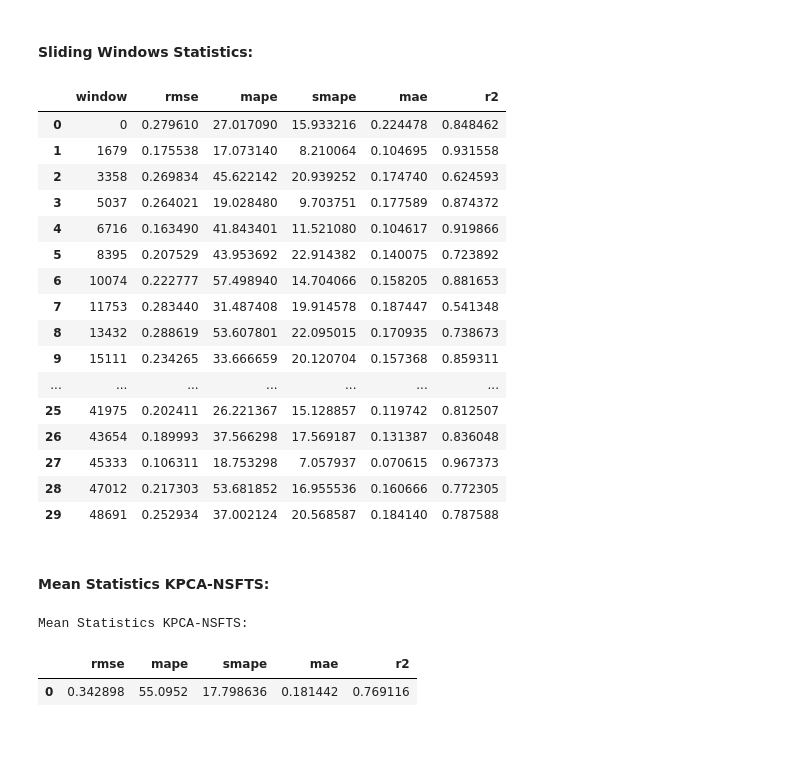
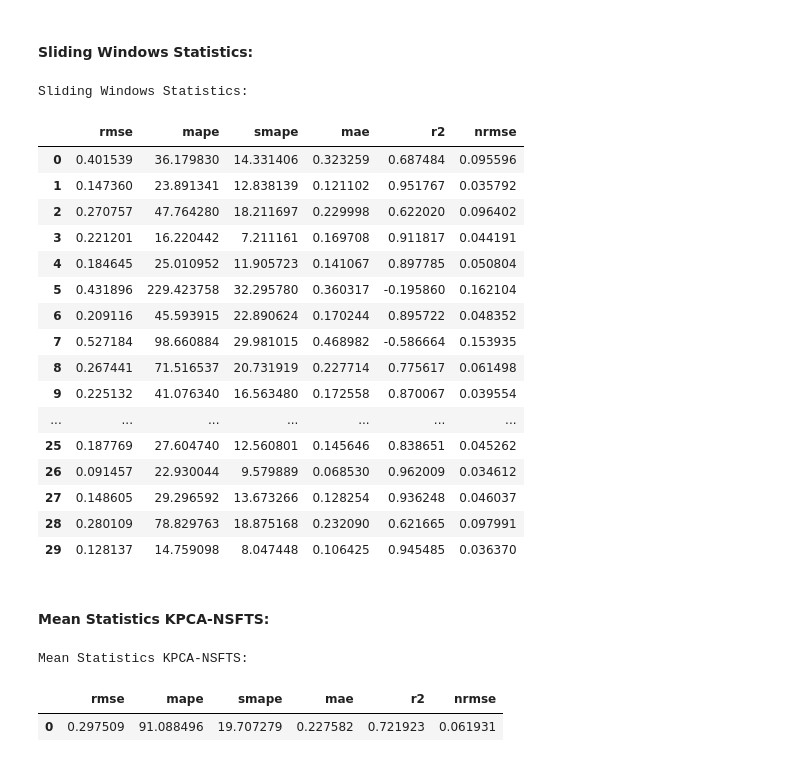
Before and after one commit to hugovynicius/mo_ensfts, a Jupyter notebook: Notebooks/MISO-ENSFTS/energy_kaggle_appliance.ipynb, the cells around one changed output. Drawn from its saved outputs; the diff is of its cells as text; code cells hidden in the pictures.

```diff
--- a/Notebooks/MISO-ENSFTS/energy_kaggle_appliance.ipynb
+++ b/Notebooks/MISO-ENSFTS/energy_kaggle_appliance.ipynb
@@ -21,6 +22,7 @@ np.seterr(divide='ignore', invalid='ignore')
 ### Dataset Energy Appliance Kaggle
 # %%
 data_set_util = DataSetUtil()
+statistics = StatisticsUtil()
 # %%
 df = pd.read_csv('/home/hugo/projetos-doutorado/mimo_emb_fts/data/HomeC.csv', sep=',')
 data = df.drop(labels=['time','House overall [kW]','cloudCover','summary','icon'], axis=1)
@@ -43,9 +45,9 @@ data.head()
 fts_pca = NonStationaryFtsPca(num_components_pca = 1,
                           fts_model = nsfts.NonStationaryFTS,
                           order_fts_model = 1,
-                          npart = 60,
-                          gamma = 0.5,
-                          memory_window_error = 3)
+                          npart = 50,
+                          gamma = 0.001,
+                          memory_window_error = 20)
 # %% [markdown]
 ### Sliding Window PyFTS: PCA-NSFTS
 # %%
@@ -230,48 +138,33 @@ training window 48691
 # %% [markdown]
 #### Sliding Windows Statistics:
 # %%
-#print("Sliding Windows Statistics: ")
-measures
+print("Sliding Windows Statistics: ")
+results_kpca
 # %% [output]
+Sliding Windows Statistics:
-|  | window | rmse | mape | smape | mae | r2 |
-| 0 | 0 | 0.279610 | 27.017090 | 15.933216 | 0.224478 | 0.848462 |
-| 1 | 1679 | 0.175538 | 17.073140 | 8.210064 | 0.104695 | 0.931558 |
-| 2 | 3358 | 0.269834 | 45.622142 | 20.939252 | 0.174740 | 0.624593 |
-| 3 | 5037 | 0.264021 | 19.028480 | 9.703751 | 0.177589 | 0.874372 |
-| 4 | 6716 | 0.163490 | 41.843401 | 11.521080 | 0.104617 | 0.919866 |
-| 5 | 8395 | 0.207529 | 43.953692 | 22.914382 | 0.140075 | 0.723892 |
-| 6 | 10074 | 0.222777 | 57.498940 | 14.704066 | 0.158205 | 0.881653 |
-| 7 | 11753 | 0.283440 | 31.487408 | 19.914578 | 0.187447 | 0.541348 |
-| 8 | 13432 | 0.288619 | 53.607801 | 22.095015 | 0.170935 | 0.738673 |
-| 9 | 15111 | 0.234265 | 33.666659 | 20.120704 | 0.157368 | 0.859311 |
+|  | rmse | mape | smape | mae | r2 | nrmse |
+| 0 | 0.401539 | 36.179830 | 14.331406 | 0.323259 | 0.687484 | 0.095596 |
+| 1 | 0.147360 | 23.891341 | 12.838139 | 0.121102 | 0.951767 | 0.035792 |
+| 2 | 0.270757 | 47.764280 | 18.211697 | 0.229998 | 0.622020 | 0.096402 |
+| 3 | 0.221201 | 16.220442 | 7.211161 | 0.169708 | 0.911817 | 0.044191 |
+| 4 | 0.184645 | 25.010952 | 11.905723 | 0.141067 | 0.897785 | 0.050804 |
+| 5 | 0.431896 | 229.423758 | 32.295780 | 0.360317 | -0.195860 | 0.162104 |
+| 6 | 0.209116 | 45.593915 | 22.890624 | 0.170244 | 0.895722 | 0.048352 |
+| 7 | 0.527184 | 98.660884 | 29.981015 | 0.468982 | -0.586664 | 0.153935 |
+| 8 | 0.267441 | 71.516537 | 20.731919 | 0.227714 | 0.775617 | 0.061498 |
+| 9 | 0.225132 | 41.076340 | 16.563480 | 0.172558 | 0.870067 | 0.039554 |
 | ... | ... | ... | ... | ... | ... | ... |
-| 25 | 41975 | 0.202411 | 26.221367 | 15.128857 | 0.119742 | 0.812507 |
-| 26 | 43654 | 0.189993 | 37.566298 | 17.569187 | 0.131387 | 0.836048 |
-| 27 | 45333 | 0.106311 | 18.753298 | 7.057937 | 0.070615 | 0.967373 |
-| 28 | 47012 | 0.217303 | 53.681852 | 16.955536 | 0.160666 | 0.772305 |
-| 29 | 48691 | 0.252934 | 37.002124 | 20.568587 | 0.184140 | 0.787588 |
+| 25 | 0.187769 | 27.604740 | 12.560801 | 0.145646 | 0.838651 | 0.045262 |
+| 26 | 0.091457 | 22.930044 | 9.579889 | 0.068530 | 0.962009 | 0.034612 |
+| 27 | 0.148605 | 29.296592 | 13.673266 | 0.128254 | 0.936248 | 0.046037 |
+| 28 | 0.280109 | 78.829763 | 18.875168 | 0.232090 | 0.621665 | 0.097991 |
+| 29 | 0.128137 | 14.759098 | 8.047448 | 0.106425 | 0.945485 | 0.036370 |
 # %% [markdown]
 #### Mean Statistics KPCA-NSFTS:
 # %%
-final_result = {
-     "rmse": [],
-     "mape": [],
-     "smape": [],
-     "mae": [],
-     "r2": []
-}
-
-final_result["rmse"].append(statistics.mean(measures['rmse']))
-final_result["mape"].append(statistics.mean(measures['mape']))
-final_result["smape"].append(statistics.mean(measures['smape']))
-final_result["mae"].append(statistics.mean(measures['mae']))
-final_result["r2"].append(statistics.mean(measures['r2']))
-
-final_measures_kpca = pd.DataFrame(final_result)
-
 print("Mean Statistics KPCA-NSFTS: ")
-final_measures_kpca
+final_result_kpca
 # %% [output]
 Mean Statistics KPCA-NSFTS:
-|  | rmse | mape | smape | mae | r2 |
-| 0 | 0.342898 | 55.0952 | 17.798636 | 0.181442 | 0.769116 |
+|  | rmse | mape | smape | mae | r2 | nrmse |
+| 0 | 0.297509 | 91.088496 | 19.707279 | 0.227582 | 0.721923 | 0.061931 |
```
Also changed, not shown: parts of 5 cells of this notebook, 14 other files.
